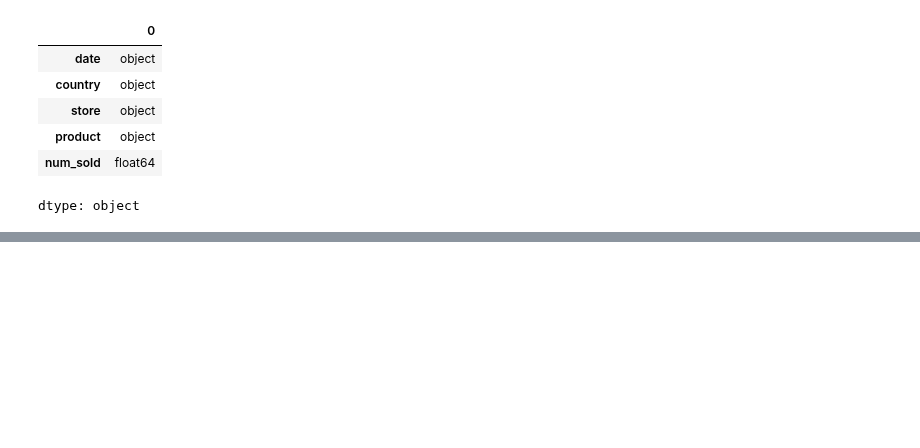
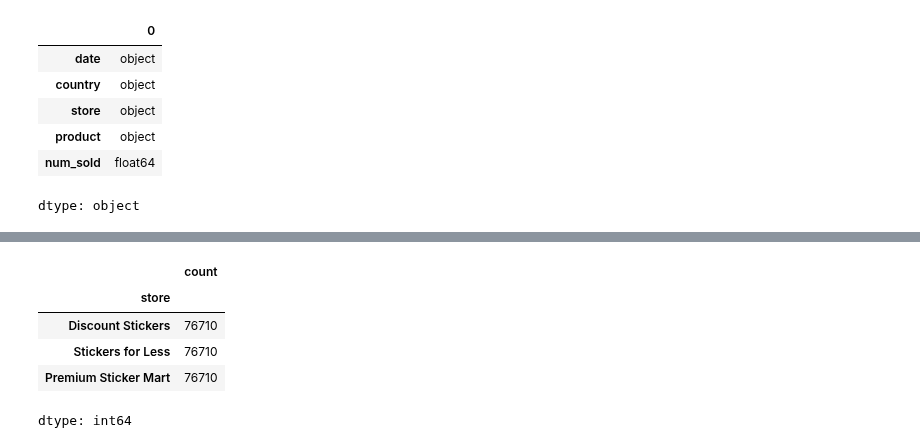
Before and after one commit to subramanya4shenoy/MachineLearningNbs, a Jupyter notebook: playground_series_s5e1.ipynb, the cells around one changed output, grey strips where cells are left out. Cells and saved outputs as stored; diff of their text form; code cells hidden in the pictures; blank space fills up the shorter version.

```diff
--- a/playground_series_s5e1.ipynb
+++ b/playground_series_s5e1.ipynb
@@ -78,0 +120,11 @@ dtype: object
+# %%
+data_copy = data.copy()
+# %%
+data_copy['store'].value_counts()
+# %% [output]
+|  | count |
+| store |  |
+| Discount Stickers | 76710 |
+| Stickers for Less | 76710 |
+| Premium Sticker Mart | 76710 |
+dtype: int64
```
Also changed, not shown: parts of 53 cells of this notebook.
